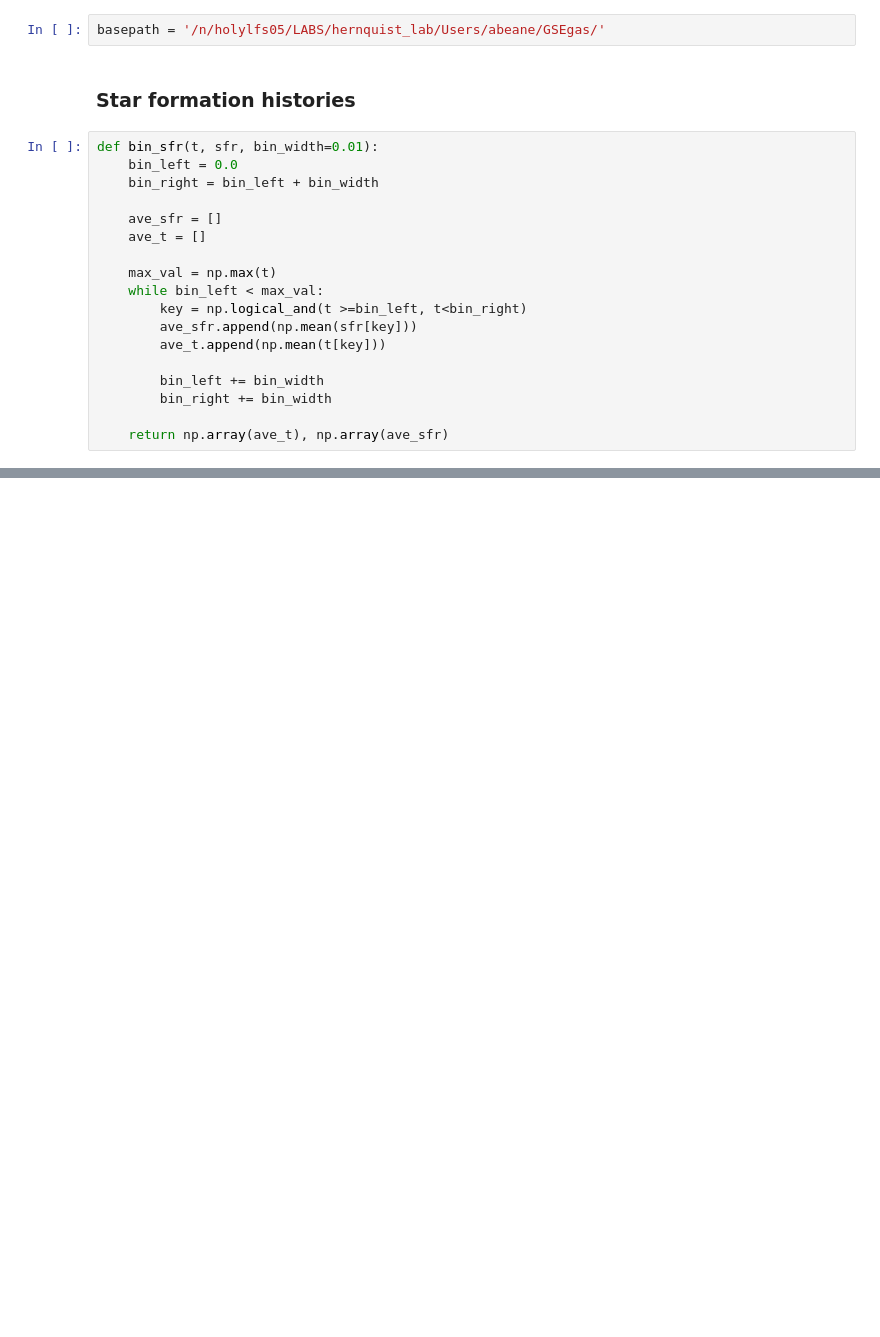
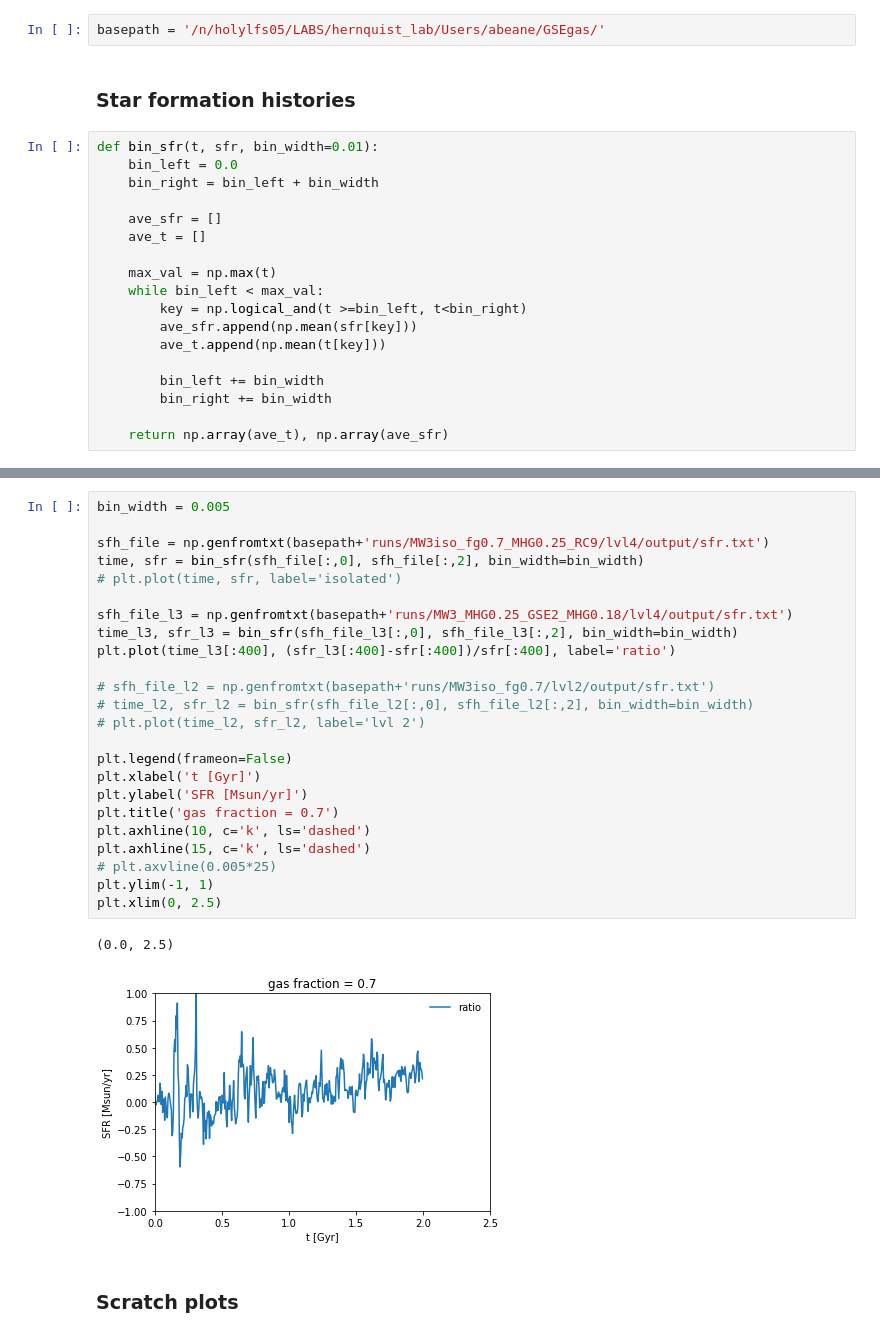
Before and after one commit to gusbeane/GSEgas, a Jupyter notebook: notebooks/MW3_GSE2.ipynb, the cells around one changed output, grey strips where cells are left out. Cells and saved outputs as stored; diff of their text form; blank space fills up the shorter version.

```diff
--- a/notebooks/MW3_GSE2.ipynb
+++ b/notebooks/MW3_GSE2.ipynb
@@ -57,0 +58,29 @@ plt.xlim(0, 1)
+# %%
+bin_width = 0.005
+
+sfh_file = np.genfromtxt(basepath+'runs/MW3iso_fg0.7_MHG0.25_RC9/lvl4/output/sfr.txt')
+time, sfr = bin_sfr(sfh_file[:,0], sfh_file[:,2], bin_width=bin_width)
+# plt.plot(time, sfr, label='isolated')
+
+sfh_file_l3 = np.genfromtxt(basepath+'runs/MW3_MHG0.25_GSE2_MHG0.18/lvl4/output/sfr.txt')
+time_l3, sfr_l3 = bin_sfr(sfh_file_l3[:,0], sfh_file_l3[:,2], bin_width=bin_width)
+plt.plot(time_l3[:400], (sfr_l3[:400]-sfr[:400])/sfr[:400], label='ratio')
+
+# sfh_file_l2 = np.genfromtxt(basepath+'runs/MW3iso_fg0.7/lvl2/output/sfr.txt')
+# time_l2, sfr_l2 = bin_sfr(sfh_file_l2[:,0], sfh_file_l2[:,2], bin_width=bin_width)
+# plt.plot(time_l2, sfr_l2, label='lvl 2')
+
+plt.legend(frameon=False)
+plt.xlabel('t [Gyr]')
+plt.ylabel('SFR [Msun/yr]')
+plt.title('gas fraction = 0.7')
+plt.axhline(10, c='k', ls='dashed')
+plt.axhline(15, c='k', ls='dashed')
+# plt.axvline(0.005*25)
+plt.ylim(-1, 1)
+plt.xlim(0, 2.5)
+# %% [output]
+(0.0, 2.5)
+[figure, added]
+# %% [markdown]
+### Scratch plots
```
Also changed, not shown: parts of 19 cells of this notebook, 3 other files.
